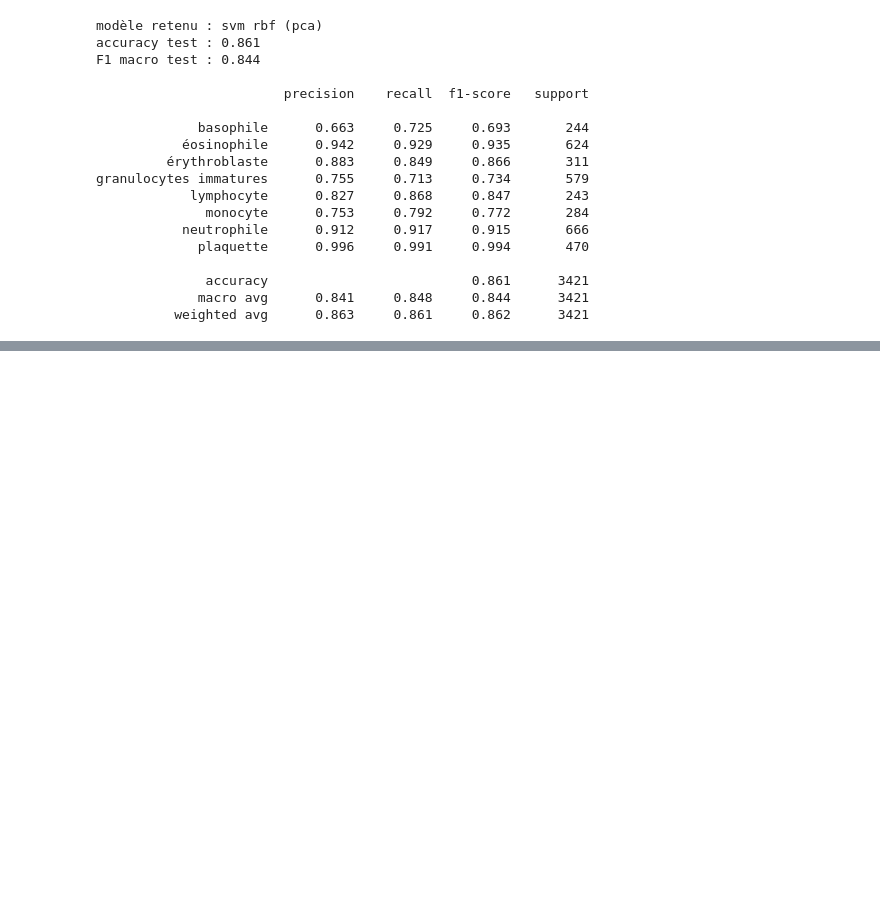
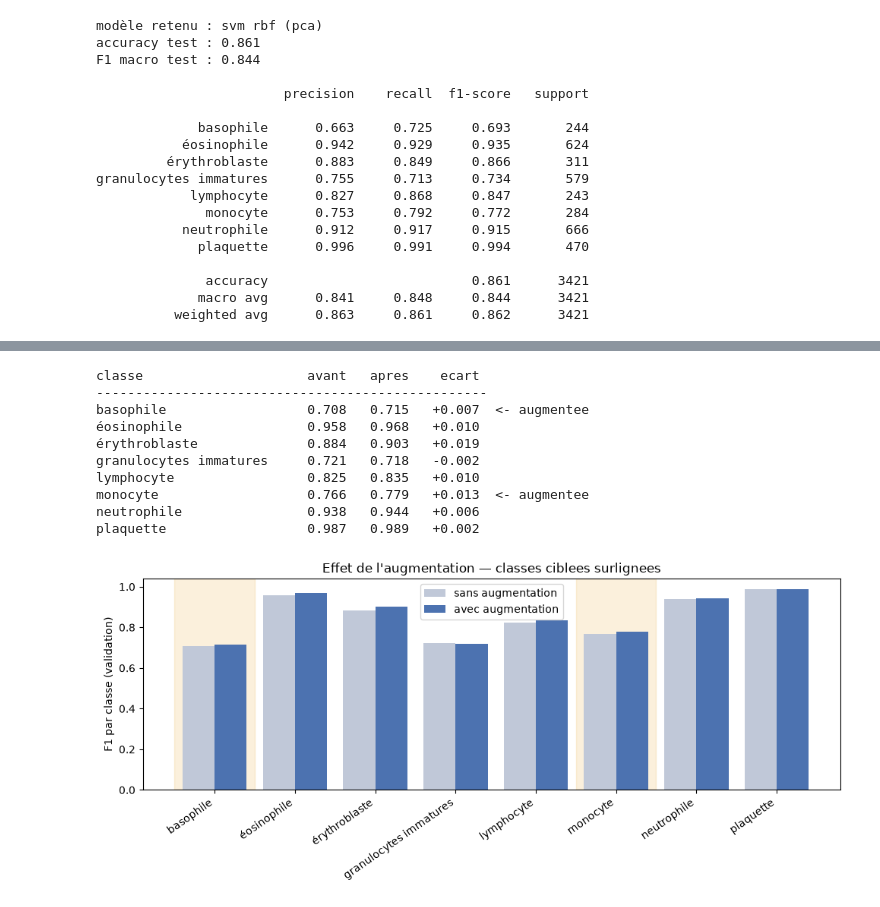
Before and after one commit to LouiSvon/cvrie, a Jupyter notebook: notebooks/supervised_learning.ipynb, the cells around one changed output, grey strips where cells are left out. Cells and saved outputs as stored; diff of their text form; code cells hidden in the pictures; blank space fills up the shorter version.

```diff
--- a/notebooks/supervised_learning.ipynb
+++ b/notebooks/supervised_learning.ipynb
@@ -636,0 +871,35 @@ granulocytes immatures      0.755     0.713     0.734       579
+# %%
+f1_ref_classe = f1_score(y_val, pred_val_ref, average=None)
+f1_aug_classe = f1_score(y_val, pred_val_aug, average=None)
+
+print(f"{'classe':<24} {'avant':>7} {'apres':>7} {'ecart':>8}")
+print("-" * 50)
+for c in range(len(NOMS)):
+    marque = "  <- augmentee" if c in CIBLES else ""
+    print(f"{CLASSES[c]:<24} {f1_ref_classe[c]:>7.3f} {f1_aug_classe[c]:>7.3f} "
+          f"{f1_aug_classe[c] - f1_ref_classe[c]:>+8.3f}{marque}")
+
+x = np.arange(len(NOMS))
+fig, ax = plt.subplots(figsize=(10, 4.5))
+ax.bar(x - 0.2, f1_ref_classe, 0.4, label="sans augmentation", color="#C0C8D8")
+ax.bar(x + 0.2, f1_aug_classe, 0.4, label="avec augmentation", color="#4C72B0")
+for c in CIBLES:
+    ax.axvspan(c - 0.5, c + 0.5, color="#F0C674", alpha=0.25, zorder=0)
+ax.set_xticks(x, NOMS, rotation=35, ha="right")
+ax.set_ylabel("F1 par classe (validation)")
+ax.set_title("Effet de l'augmentation — classes ciblees surlignees")
+ax.legend()
+plt.tight_layout()
+plt.show()
+# %% [output]
+classe                     avant   apres    ecart
+--------------------------------------------------
+basophile                  0.708   0.715   +0.007  <- augmentee
+éosinophile                0.958   0.968   +0.010
+érythroblaste              0.884   0.903   +0.019
+granulocytes immatures     0.721   0.718   -0.002
+lymphocyte                 0.825   0.835   +0.010
+monocyte                   0.766   0.779   +0.013  <- augmentee
+neutrophile                0.938   0.944   +0.006
+plaquette                  0.987   0.989   +0.002
+[figure, added]
```
Also changed, not shown: parts of 16 cells of this notebook.
